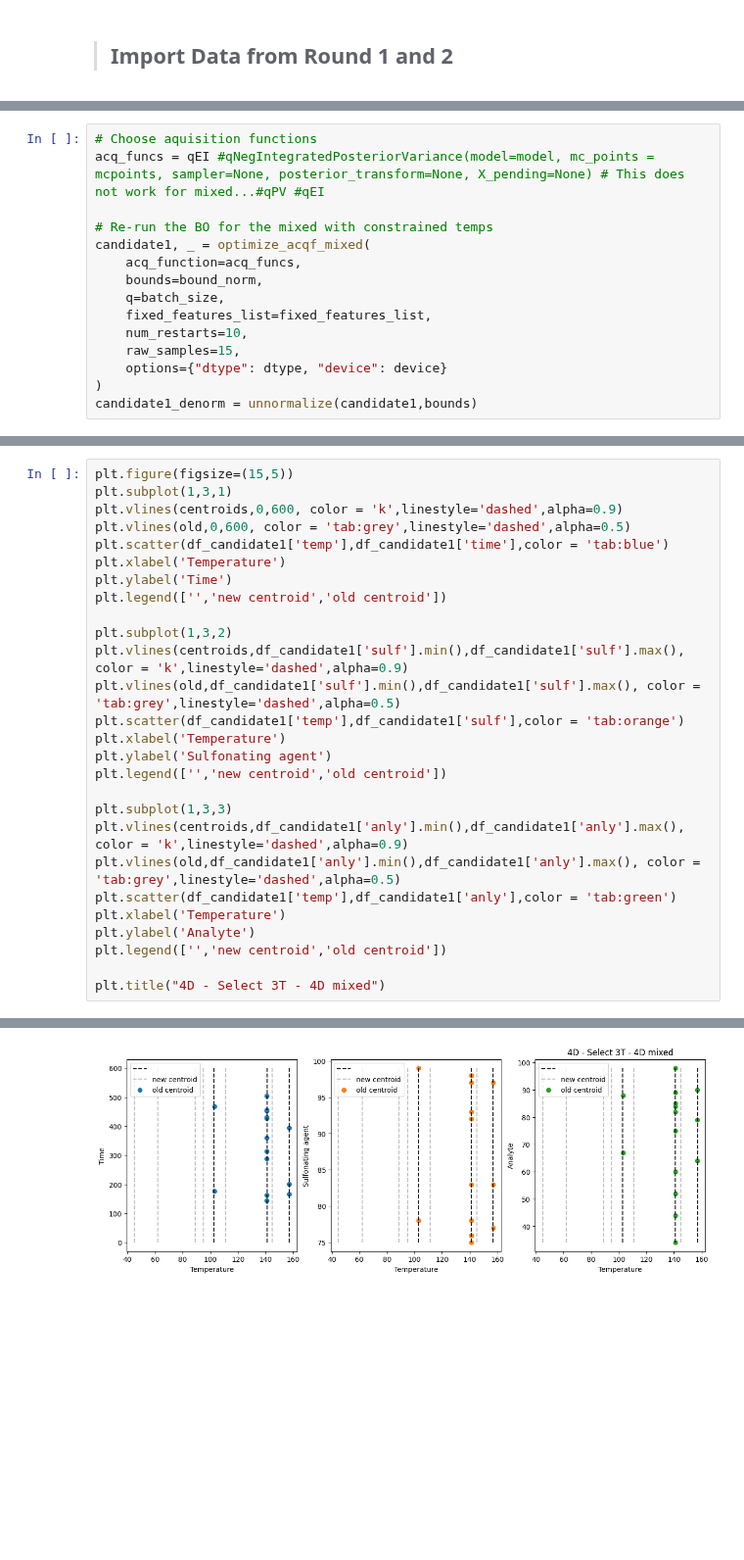
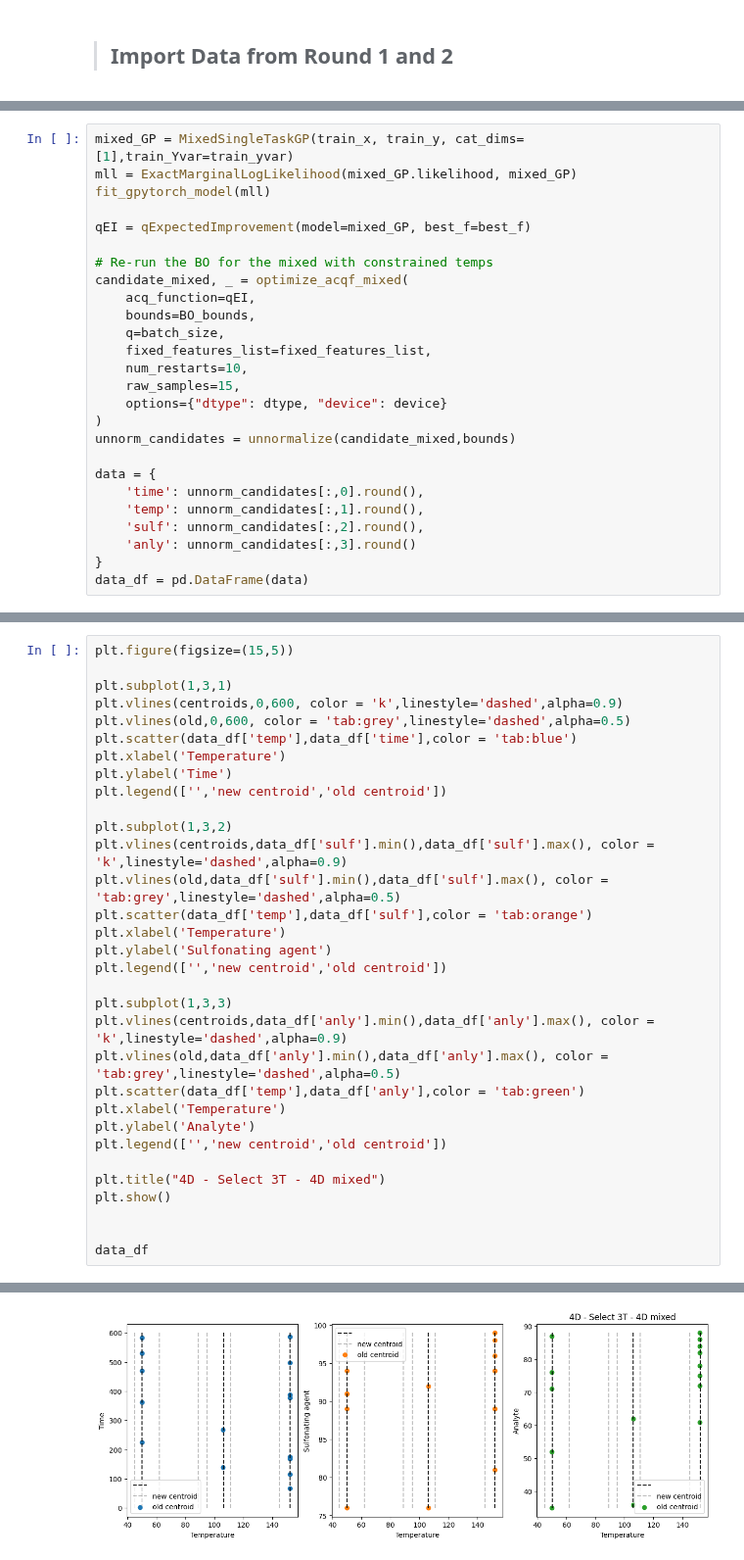
Before and after one commit to uwsunlab/BO-RFB, a Jupyter notebook: Round3/ModelC/ModelC_R3.ipynb, the cells around one changed output, grey strips where cells are left out. Shown at 98% size. Saved outputs shown, nothing was run; the diff lists cells and outputs as text; blank space fills up the shorter version.

```diff
--- a/Round3/ModelC/ModelC_R3.ipynb
+++ b/Round3/ModelC/ModelC_R3.ipynb
@@ -303,15 +211,26 @@ qUCB = qUpperConfidenceBound(model=model, beta=5) #sampler=SobolQMCNormalSampler
 # %%
-# Choose aquisition functions
-acq_funcs = qEI #qNegIntegratedPosteriorVariance(model=model, mc_points = mcpoints, sampler=None, posterior_transform=None, X_pending=None) # This does not work for mixed...#qPV #qEI
+mixed_GP = MixedSingleTaskGP(train_x, train_y, cat_dims=[1],train_Yvar=train_yvar)
+mll = ExactMarginalLogLikelihood(mixed_GP.likelihood, mixed_GP)
+fit_gpytorch_model(mll)
+
+qEI = qExpectedImprovement(model=mixed_GP, best_f=best_f)
 
 # Re-run the BO for the mixed with constrained temps
-candidate1, _ = optimize_acqf_mixed(
-    acq_function=acq_funcs,
-    bounds=bound_norm,
+candidate_mixed, _ = optimize_acqf_mixed(
+    acq_function=qEI,
+    bounds=BO_bounds,
     q=batch_size,
     fixed_features_list=fixed_features_list,
     num_restarts=10,
     raw_samples=15,
     options={"dtype": dtype, "device": device}
 )
-candidate1_denorm = unnormalize(candidate1,bounds)
+unnorm_candidates = unnormalize(candidate_mixed,bounds)
+
+data = {
+    'time': unnorm_candidates[:,0].round(),
+    'temp': unnorm_candidates[:,1].round(),
+    'sulf': unnorm_candidates[:,2].round(),
+    'anly': unnorm_candidates[:,3].round()
+}
+data_df = pd.DataFrame(data)
@@ -368,28 +237,33 @@ df_candidate1
 # %%
 plt.figure(figsize=(15,5))
+
 plt.subplot(1,3,1)
 plt.vlines(centroids,0,600, color = 'k',linestyle='dashed',alpha=0.9)
 plt.vlines(old,0,600, color = 'tab:grey',linestyle='dashed',alpha=0.5)
-plt.scatter(df_candidate1['temp'],df_candidate1['time'],color = 'tab:blue')
+plt.scatter(data_df['temp'],data_df['time'],color = 'tab:blue')
 plt.xlabel('Temperature')
 plt.ylabel('Time')
 plt.legend(['','new centroid','old centroid'])
 
 plt.subplot(1,3,2)
-plt.vlines(centroids,df_candidate1['sulf'].min(),df_candidate1['sulf'].max(), color = 'k',linestyle='dashed',alpha=0.9)
-plt.vlines(old,df_candidate1['sulf'].min(),df_candidate1['sulf'].max(), color = 'tab:grey',linestyle='dashed',alpha=0.5)
-plt.scatter(df_candidate1['temp'],df_candidate1['sulf'],color = 'tab:orange')
+plt.vlines(centroids,data_df['sulf'].min(),data_df['sulf'].max(), color = 'k',linestyle='dashed',alpha=0.9)
+plt.vlines(old,data_df['sulf'].min(),data_df['sulf'].max(), color = 'tab:grey',linestyle='dashed',alpha=0.5)
+plt.scatter(data_df['temp'],data_df['sulf'],color = 'tab:orange')
 plt.xlabel('Temperature')
 plt.ylabel('Sulfonating agent')
 plt.legend(['','new centroid','old centroid'])
 
 plt.subplot(1,3,3)
-plt.vlines(centroids,df_candidate1['anly'].min(),df_candidate1['anly'].max(), color = 'k',linestyle='dashed',alpha=0.9)
-plt.vlines(old,df_candidate1['anly'].min(),df_candidate1['anly'].max(), color = 'tab:grey',linestyle='dashed',alpha=0.5)
-plt.scatter(df_candidate1['temp'],df_candidate1['anly'],color = 'tab:green')
+plt.vlines(centroids,data_df['anly'].min(),data_df['anly'].max(), color = 'k',linestyle='dashed',alpha=0.9)
+plt.vlines(old,data_df['anly'].min(),data_df['anly'].max(), color = 'tab:grey',linestyle='dashed',alpha=0.5)
+plt.scatter(data_df['temp'],data_df['anly'],color = 'tab:green')
 plt.xlabel('Temperature')
 plt.ylabel('Analyte')
 plt.legend(['','new centroid','old centroid'])
 
 plt.title("4D - Select 3T - 4D mixed")
+plt.show()
+
+
+data_df
 # %% [output]
@@ -397 +270 @@ Text(0.5, 1.0, '4D - Select 3T - 4D mixed')
-[figure, old version]
+[figure, new version]
```
Also changed, not shown: parts of 39 cells of this notebook, 4 other files.
